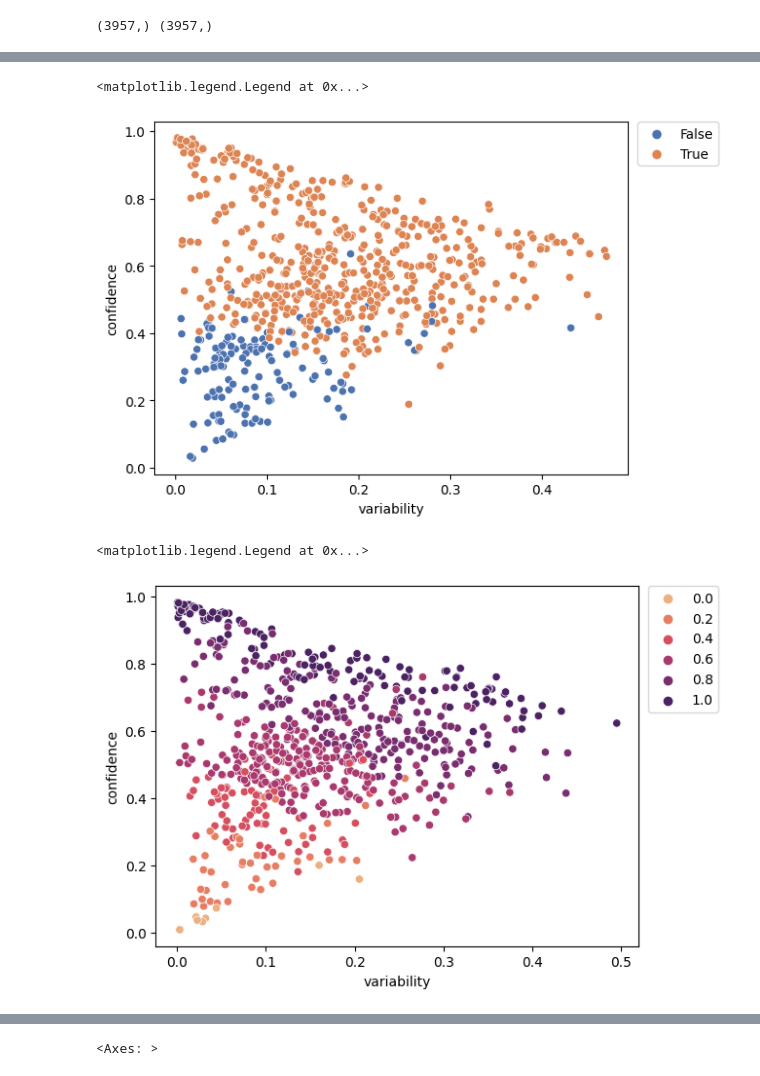
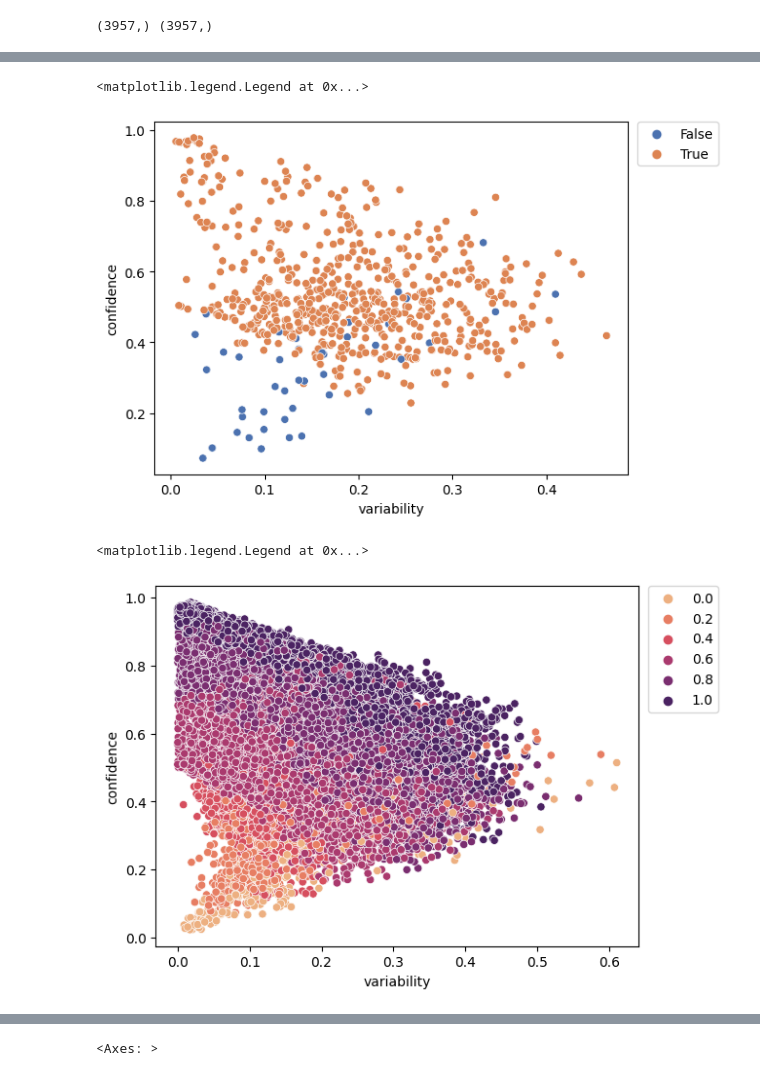
Before and after one commit to abhishekanand1710/difficult-data, a Jupyter notebook: 3-hate-speech-classification.ipynb, the cells around one changed output, grey strips where cells are left out. Saved outputs shown, nothing was run; the diff lists cells and outputs as text; code cells hidden in the pictures.

```diff
--- a/3-hate-speech-classification.ipynb
+++ b/3-hate-speech-classification.ipynb
@@ -209,11 +209,11 @@ tokenizer = AutoTokenizer.from_pretrained(MODEL_NAME)
 TRAIN_BATCH_SIZE = 32
 VALID_BATCH_SIZE = 32
 MAX_LEN = 256
-EPOCHS = 3
+EPOCHS = 5
 LEARNING_RATE = 5e-5
 NUM_LABELS = 3
 NUM_FOLDS = 5
-EVAL_PERIOD = 100
+EVAL_PERIOD = 200
 # %%
 class TextDataset(Dataset):
     def __init__(self, df, tokenizer, max_len):
@@ -352,7 +352,7 @@ def get_cur_confidence_from_arr(label, arr):
         return arr[1]
     elif label == 1:
         return arr[2]
-    else: return arr[1]
+    else: return arr[3]
 
 def get_train_loader(train_confidence_values, train_df, epoch, cur_train_values_df):
     print(train_confidence_values.size())
@@ -372,15 +372,24 @@ def get_train_loader(train_confidence_values, train_df, epoch, cur_train_values_
     # sampling from cur_train_values_df based on confidence score of model
     temp_train_df_0 = cur_train_values_df[cur_train_values_df['confidence'] <= 0.5].sample(frac=1)
 
-    temp_train_df_1 = cur_train_values_df[(cur_train_values_df['confidence'] <= 0.75) & (cur_train_values_df['confidence'] > 0.5) & (cur_train_values_df['label'] == 0)].sample(frac=0.5)
-    temp_train_df_2 = cur_train_values_df[(cur_train_values_df['confidence'] <= 0.75) & (cur_train_values_df['confidence'] > 0.5) & (cur_train_values_df['label'] == 1)].sample(frac=0.5)
-    temp_train_df_3 = cur_train_values_df[(cur_train_values_df['confidence'] <= 0.75) & (cur_train_values_df['confidence'] > 0.5) & (cur_train_values_df['label'] == 2)].sample(frac=0.5)
+#     temp_train_df_1 = cur_train_values_df[(cur_train_values_df['confidence'] <= 0.75) & (cur_train_values_df['confidence'] > 0.5) & (cur_train_values_df['label'] == 0)].sample(frac=0.5)
+#     temp_train_df_2 = cur_train_values_df[(cur_train_values_df['confidence'] <= 0.75) & (cur_train_values_df['confidence'] > 0.5) & (cur_train_values_df['label'] == 1)].sample(frac=0.5)
+#     temp_train_df_3 = cur_train_values_df[(cur_train_values_df['confidence'] <= 0.75) & (cur_train_values_df['confidence'] > 0.5) & (cur_train_values_df['label'] == 2)].sample(frac=0.5)
 
-    temp_train_df_4 = cur_train_values_df[(cur_train_values_df['confidence'] > 0.75) & (cur_train_values_df['label'] == 0)].sample(frac=0.2)
-    temp_train_df_5 = cur_train_values_df[(cur_train_values_df['confidence'] > 0.75) & (cur_train_values_df['label'] == 1)].sample(frac=0.2)
-    temp_train_df_6 = cur_train_values_df[(cur_train_values_df['confidence'] > 0.75) & (cur_train_values_df['label'] == 2)].sample(frac=0.2)
+#     temp_train_df_4 = cur_train_values_df[(cur_train_values_df['confidence'] > 0.75) & (cur_train_values_df['label'] == 0)].sample(frac=0.2)
+#     temp_train_df_5 = cur_train_values_df[(cur_train_values_df['confidence'] > 0.75) & (cur_train_values_df['label'] == 1)].sample(frac=0.2)
+#     temp_train_df_6 = cur_train_values_df[(cur_train_values_df['confidence'] > 0.75) & (cur_train_values_df['label'] == 2)].sample(frac=0.2)
 
-    temp_train_df = pd.concat([temp_train_df_0, temp_train_df_1, temp_train_df_2, temp_train_df_3, temp_train_df_4, temp_train_df_5, temp_train_df_6], axis=0).reset_index(drop=True)
+    mn = min([len(cur_train_values_df[(cur_train_values_df['confidence'] > 0.5) & (cur_train_values_df['label'] == 0)]),
+             len(cur_train_values_df[(cur_train_values_df['confidence'] > 0.5) & (cur_train_values_df['label'] == 1)]),
+             len(cur_train_values_df[(cur_train_values_df['confidence'] > 0.5) & (cur_train_values_df['label'] == 2)])]
+            )
+
+    temp_train_df_1 = cur_train_values_df[(cur_train_values_df['confidence'] > 0.5) & (cur_train_values_df['label'] == 0)].sample(int(mn*0.2))
+    temp_train_df_2 = cur_train_values_df[(cur_train_values_df['confidence'] > 0.5) & (cur_train_values_df['label'] == 1)].sample(int(mn*0.2))
+    temp_train_df_3 = cur_train_values_df[(cur_train_values_df['confidence'] > 0.5) & (cur_train_values_df['label'] == 2)].sample(int(mn*0.2))
+
+    temp_train_df = pd.concat([temp_train_df_0, temp_train_df_1, temp_train_df_2, temp_train_df_3], axis=0).reset_index(drop=True)
     print(f"Original Train Len: {len(train_df)*0.8}, New Train Len: {len(temp_train_df)}")
 
     selected_comment_ids = temp_train_df['comment_id'].tolist()
@@ -474,7 +483,7 @@ def train(model, model_output_path, loss_fn, optimizer, scheduler, train_dataloa
         train_values.append(epoch_train_values)
         print("\n")
 
-#         train_dataloader, cur_train_values_df = get_train_loader(epoch_train_values, train_df, epoch, cur_train_values_df)
+        train_dataloader, cur_train_values_df = get_train_loader(epoch_train_values, train_df, epoch, cur_train_values_df)
 
 
     print("Training complete!")
@@ -791,13 +846,13 @@ sns.scatterplot(data=train_values_agg_df.sample(frac=0.03), x="variability", y="
 plt.legend(bbox_to_anchor=(1.02, 1), loc='upper left', borderaxespad=0)
 # %% [output]
 <matplotlib.legend.Legend at 0x...>
-[figure, old version]
+[figure, new version]
 # %%
-sns.scatterplot(data=train_values_agg_df.sample(frac=0.03), x="variability", y="confidence", hue='correctness', palette='flare')
+sns.scatterplot(data=train_values_agg_df, x="variability", y="confidence", hue='correctness', palette='flare')
 plt.legend(bbox_to_anchor=(1.02, 1), loc='upper left', borderaxespad=0)
 # %% [output]
 <matplotlib.legend.Legend at 0x...>
-[figure, old version]
+[figure, new version]
 # %%
 sns.scatterplot(data=train_values_agg_df.sample(frac=0.03), x="variability", y="confidence", hue='hate_speech_score', palette='flare')
 plt.legend(bbox_to_anchor=(1.02, 1), loc='upper left', borderaxespad=0)
```
Also changed, not shown: parts of 23 cells of this notebook.
